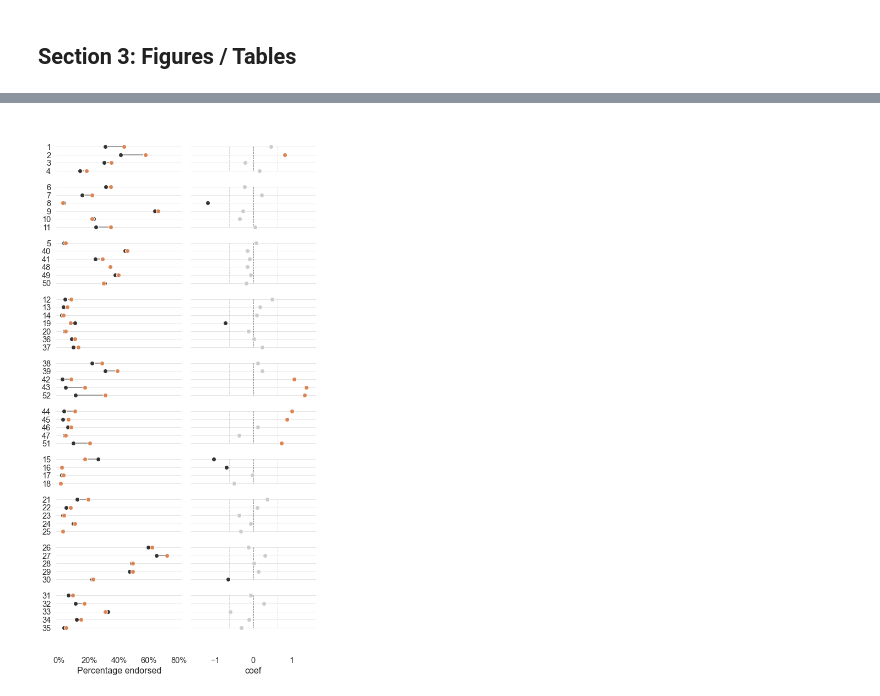
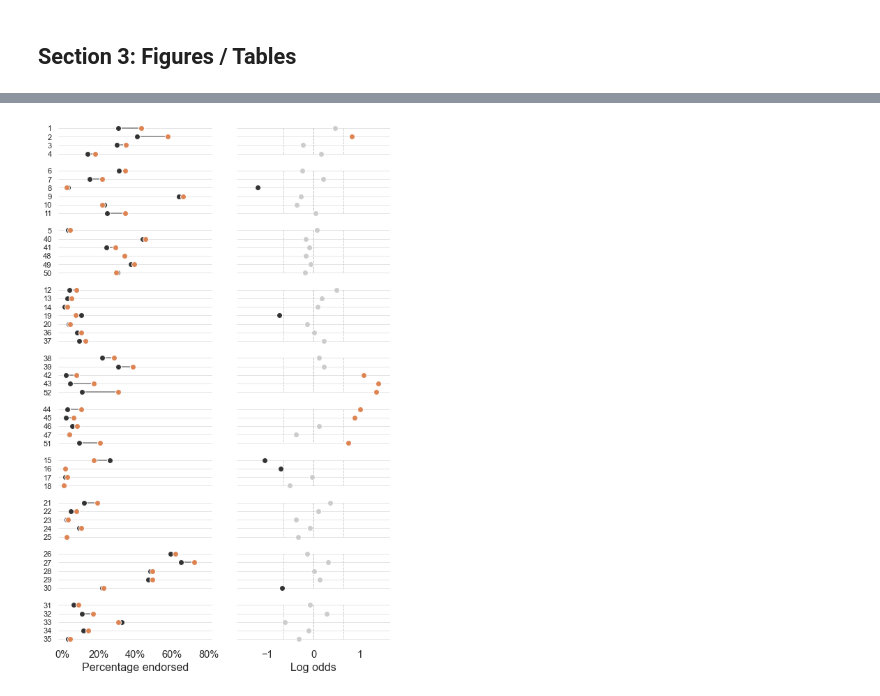
Before and after one commit to szorowi1/mace-irt, a Jupyter notebook: analysis/01_Descriptive.ipynb, the cells around one changed output, grey strips where cells are left out. Drawn from its saved outputs; the diff is of its cells as text; code cells hidden in the pictures.

Commit message:
add figures

```diff
--- a/analysis/01_Descriptive.ipynb
+++ b/analysis/01_Descriptive.ipynb
@@ -205,20 +205,3 @@ study     11
 dtype: int64
 # %% [markdown]
 ## Section 3: Figures / Tables
-# %%
-## Restrict to available data.
-mace = mace[mace.response.notnull()]
-
-## Construct tables.
-index = ['subscale','item']
-table = mace.pivot_table('response',index,'study').reset_index()
-table = table.merge(dif.loc[dif.variable == 'study', ['item','coef']])
-
-## Add fake rows (for padding).
-for i in range(9): table = table.append({'item':-(i+1)},ignore_index=True)
-
-## Sort items.
-order = [1, 2, 3, 4, -1, 6, 7, 8, 9, 10, 11, -2, 5, 40, 41, 48, 49, 50, -3, 12, 13, 14, 19, 20, 36, 37,
-         -4, 38, 39, 42, 43, 52, -5, 44, 45, 46, 47, 51, -6, 15, 16, 17, 18, -7, 21, 22, 23, 24, 25, -8,
-         26, 27, 28, 29, 30, -9, 31, 32, 33, 34, 35]
-table = table.set_index('item').loc[order].reset_index()
@@ -225,52 +210,89 @@ table = table.set_index('item').loc[order].reset_index()
 # %%
+import matplotlib.gridspec as gridspec
+sns.set_theme(style='white', context='notebook', font_scale=1.33)
+
+#~~~~~~~~~~~~~~~~~~~~~~~~~~~~~~~~~~~~~~~~~~#
+### Define data table.
+#~~~~~~~~~~~~~~~~~~~~~~~~~~~~~~~~~~~~~~~~~~#
+
+## Restrict to available data.
+table = mace[mace.response.notnull()]
+
+## Construct tables.
+table = table.pivot_table('response',['subscale','item'],'study').reset_index()
+table = table.merge(dif.loc[dif.variable == 'study', ['item','coef']])
+
+## Add fake rows (for padding).
+for i in range(9): table = table.append({'item':-(i+1)},ignore_index=True)
+
+## Sort items.
+order = [1, 2, 3, 4, -1, 6, 7, 8, 9, 10, 11, -2, 5, 40, 41, 48, 49, 50, -3, 12, 13, 14, 19, 20, 36, 37,
+         -4, 38, 39, 42, 43, 52, -5, 44, 45, 46, 47, 51, -6, 15, 16, 17, 18, -7, 21, 22, 23, 24, 25, -8,
+         26, 27, 28, 29, 30, -9, 31, 32, 33, 34, 35]
+table = table.set_index('item').loc[order].reset_index()
+
 #~~~~~~~~~~~~~~~~~~~~~~~~~~~~~~~~~~~~~~~~~~#
 ### Define parameters.
 #~~~~~~~~~~~~~~~~~~~~~~~~~~~~~~~~~~~~~~~~~~#
 
 ## Initialize canvas.
-fig, axes = plt.subplots(1, 2, figsize=(7,14), sharey=True, constrained_layout=True)
+fig = plt.figure(figsize=(7,11), constrained_layout=True)
+
+## Initialize panels.
+spec = fig.add_gridspec(1, 2, left=0.12, right=0.98, top=0.98, bottom=0.12, wspace=0.1)
 
 ## Define aesthetics.
 yticks = [i for i, coef in enumerate(table.coef) if not np.isnan(coef)]
-palette = np.where(table.coef < -0.638, '0.2', np.where(table.coef > 0.638, '#dd8452', '0.8'))
-bounds = [-0.638, 0.00, 0.638]
 
 #~~~~~~~~~~~~~~~~~~~~~~~~~~~~~~~~~~~~~~~~~~#
 ### Panel A: Absolute rates.
 #~~~~~~~~~~~~~~~~~~~~~~~~~~~~~~~~~~~~~~~~~~#
 
+## Initialize axis.
+ax = plt.subplot(spec[0])
+
 ## Plot connecting lines.
 for i, (x, y) in enumerate(zip(table.teicher2015, table.tuominen2022)):
-    axes[0].plot([x,y], [i,i], color='0.5')
+    ax.plot([x,y], [i,i], color='0.5')
 
 ## Plot points.
-sns.stripplot(x='teicher2015', y='item', data=table, order=table.item, color='0.2', orient='h',
-              jitter=False, size=8, linewidth=1, edgecolor='w', ax=axes[0])
-sns.stripplot(x='tuominen2022', y='item', data=table, order=table.item, color='#dd8452', orient='h',
-              jitter=False, size=8, linewidth=1, edgecolor='w', ax=axes[0])
+sns.stripplot(x='teicher2015', y='item', data=table, order=order, color='0.2', orient='h',
+              jitter=False, size=8, linewidth=1, edgecolor='w', ax=ax)
+sns.stripplot(x='tuominen2022', y='item', data=table, order=order, color='#dd8452', orient='h',
+              jitter=False, size=8, linewidth=1, edgecolor='w', ax=ax)
 
 ## Add details.
-axes[0].set(yticks=yticks, ylabel='', xlim=(-0.02, 0.82), xticks=[0.0, 0.2, 0.4, 0.6, 0.8],
-            xticklabels=['0%', '20%', '40%', '60%', '80%'], xlabel='Percentage endorsed')
-axes[0].grid(which='major', axis='y', lw=0.5)
+ax.set(ylim=(60.5, -0.5), yticks=yticks, ylabel='', xlim=(-0.02, 0.82), xticks=[0.0, 0.2, 0.4, 0.6, 0.8],
+       xticklabels=['0%', '20%', '40%', '60%', '80%'], xlabel='Percentage endorsed')
+ax.set_yticklabels(table.dropna().item, fontsize=11)
+ax.grid(which='major', axis='y', lw=0.5)
 
 #~~~~~~~~~~~~~~~~~~~~~~~~~~~~~~~~~~~~~~~~~~#
 ### Panel B: Relative rates.
 #~~~~~~~~~~~~~~~~~~~~~~~~~~~~~~~~~~~~~~~~~~#
 
+## Initialize axis.
+ax = plt.subplot(spec[1])
+
+## Define palette.
+palette = np.where(table.coef < -0.638, '0.2', np.where(table.coef > 0.638, '#dd8452', '0.8'))
+bounds = [-0.638, 0.00, 0.638]
+
 ## Plot points.
-sns.stripplot(x='coef', y='item', data=table, order=table.item, palette=palette, orient='h',
-              jitter=False, size=8, linewidth=1, edgecolor='w', ax=axes[1])
+sns.stripplot(x='coef', y='item', data=table, order=order, palette=palette, orient='h',
+              jitter=False, size=8, linewidth=1, edgecolor='w', ax=ax)
 
 ## Add lines.
 for subscale in table.subscale.unique():
     ix = table.query(f'subscale == "{subscale}"').index
-    axes[1].vlines(bounds, ix.min(), ix.max(), colors=['0.8','0.5','0.8'], linestyles='--', lw=0.9)
+    ax.vlines(bounds, ix.min(), ix.max(), colors=['0.8','0.7','0.8'], linestyles='--', lw=0.9)
 
 ## Add details.
-axes[1].set(yticks=yticks, ylabel='', xlim=(-1.65,1.65))
-axes[1].grid(which='major', axis='y', lw=0.5)
+ax.set(ylim=(60.5, -0.5), yticks=yticks, ylabel='', yticklabels=[], xlim=(-1.65,1.65),
+       xticks=[-1, 0, 1], xlabel='Log odds')
+ax.grid(which='major', axis='y', lw=0.5)
 
 sns.despine(left=True, right=True, top=True, bottom=True)
+plt.savefig(os.path.join('..', 'figures', 'fig01.png'), dpi=100)
 # %% [output]
-[figure, old version]
+[figure, new version]
```
Also changed, not shown: parts of 3 cells of this notebook, 2 other files.
